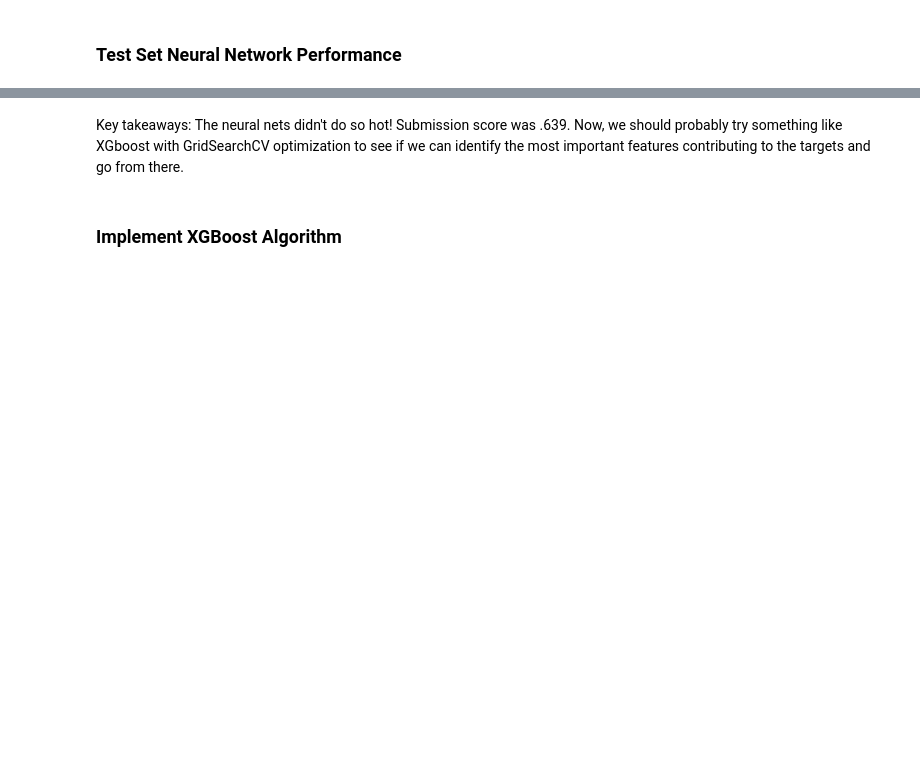
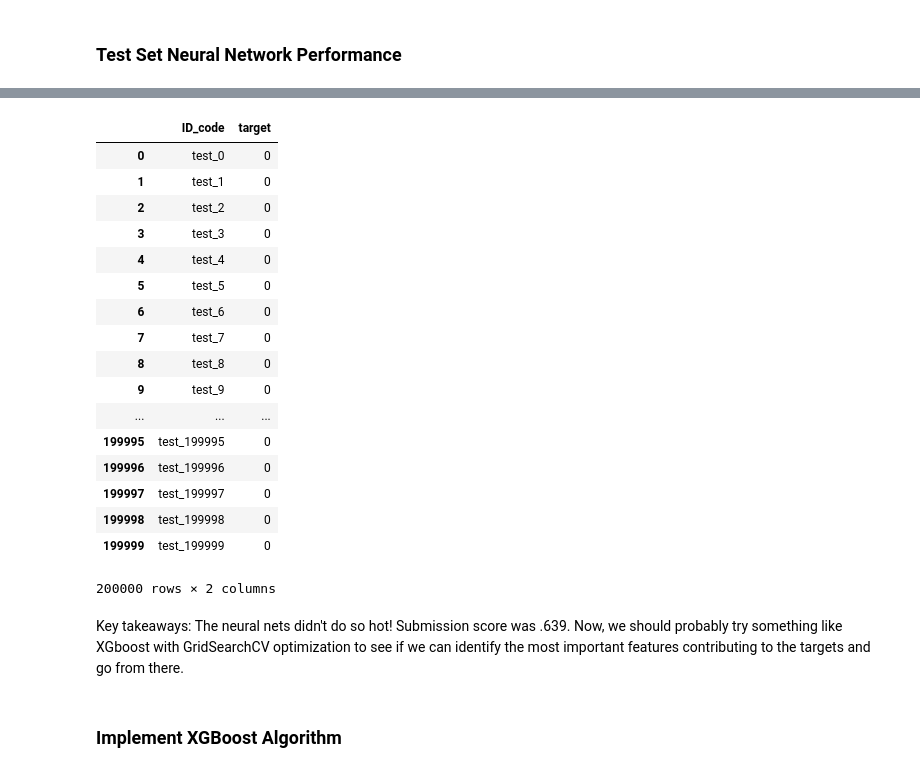
Before and after one commit to adrianlievano/Banco_Santander_Competition_Kaggle, a Jupyter notebook: Banco_Santander_ML_Notebook.ipynb, the cells around one changed output, grey strips where cells are left out. Saved outputs shown, nothing was run; the diff lists cells and outputs as text; code cells hidden in the pictures; blank space fills up the shorter version.

```diff
--- a/Banco_Santander_ML_Notebook.ipynb
+++ b/Banco_Santander_ML_Notebook.ipynb
@@ -23,12 +23,12 @@ from sklearn.model_selection import train_test_split
 
 
 import os
-print(os.listdir("../input"))
+#print(os.listdir("../input"))
 
 # Pretty display for notebooks
 %matplotlib inline
 
 # Load the Santander dataset
-train_data = pd.read_csv('../input/train.csv')
-test_data = pd.read_csv('../input/test.csv')
-submission_data = pd.read_csv('../input/sample_submission.csv')
+train_data = pd.read_csv('train.csv')
+test_data = pd.read_csv('test 2.csv')
+submission_data = pd.read_csv('sample_submission.csv')
@@ -99,3 +156,8 @@ feature_train_data.corr()
 If our data is not normally distributed, especially if the mean and medians vary significantly (indicating a large skew in the data), it's appropriate to apply a non-linear scaling to reduce this; one example is applying the natural logarithm to the dataset.
 
 In addition to performing transformations on features that are highly skewed, it is often good practice to perform some type of scaling on numerical features. Applying a scaling to the data does not change the shape of each feature's distribution (such as 'capital-gain' or 'capital-loss' above); however, normalization ensures that each feature is treated equally when applying supervised learners. Note that once scaling is applied, observing the data in its raw form will no longer have the same original meaning. Care must be taken when applying this transformation
+# %%
+#Normalize the feature_train_data
+#Get all the names for continous variable columns
+cont_columns = list(feature_train_data.columns.values)
+cont_columns[180:] #sample list of strings of each column in dataframe
@@ -284,4 +407,8 @@ model.add(BatchNormalization())
 
 
 model.add(Dense(2, activation='softmax'))
+
+# Compiling the model
+model.compile(loss = 'binary_crossentropy', optimizer='adam', metrics=['accuracy'])
+model.summary()
 # %% [output]
@@ -299,12 +450,14 @@ from keras.callbacks import ModelCheckpoint
 # features and targets are Numpy arrays --just like in the Scikit-Learn API.
 
 #Set hyperparameters
-epochs = 15
+epochs = 200
 batch_size = 300
 
 checkpointer = ModelCheckpoint(filepath='weights.best.from_scratch.hdf5',
                                verbose=1, save_best_only=True)
 
-model.fit(X_train_prep, targets,
-          epochs=epochs, batch_size=batch_size,validation_data = (X_val_prep, targets_val), callbacks=[checkpointer], verbose=1)
+history = model.fit(np.array(X_train_prep), targets,
+          epochs=epochs, batch_size=batch_size,
+          validation_data = (np.array(X_val_prep), targets_val),
+          callbacks=[checkpointer], verbose=1)
 # %% [output]
@@ -325,18 +505,37 @@ feature_test_data.head()
 # %%
 #Prepare input and output;
 #Prepare input and output; use decision tree classifier to make predictions
 #X_test = pca.transform(feature_test_data)
 X_test = feature_test_data
 
 y_test = test_data['ID_code']
-y_pred_testSet = model.predict(X_test)
+y_pred_testSet = model.predict(np.array(X_test))
 y_pred_testSet=pd.DataFrame(y_pred_testSet)
 y_pred_testSet = pd.concat([y_test, y_pred_testSet],axis=1)
 y_pred_testSet['target'] = np.where(y_pred_testSet[0] > y_pred_testSet[1], 0, 1)
 drop = [0,1]
 submission=y_pred_testSet.drop(columns=drop, axis =1)
 
 submission
+# %% [output]
+|  | ID_code | target |
+| 0 | test_0 | 0 |
+| 1 | test_1 | 0 |
+| 2 | test_2 | 0 |
+| 3 | test_3 | 0 |
+| 4 | test_4 | 0 |
+| 5 | test_5 | 0 |
+| 6 | test_6 | 0 |
+| 7 | test_7 | 0 |
+| 8 | test_8 | 0 |
+| 9 | test_9 | 0 |
+| ... | ... | ... |
+| 199995 | test_199995 | 0 |
+| 199996 | test_199996 | 0 |
+| 199997 | test_199997 | 0 |
+| 199998 | test_199998 | 0 |
+| 199999 | test_199999 | 0 |
+200000 rows × 2 columns
 # %% [markdown]
 Key takeaways: The neural nets didn't do so hot! Submission score was .639. Now, we should probably try something like XGboost with GridSearchCV optimization to see if we can identify the most important features contributing to the targets and go from there.
 # %%
```
Also changed, not shown: parts of 26 cells of this notebook, 1 other file.
